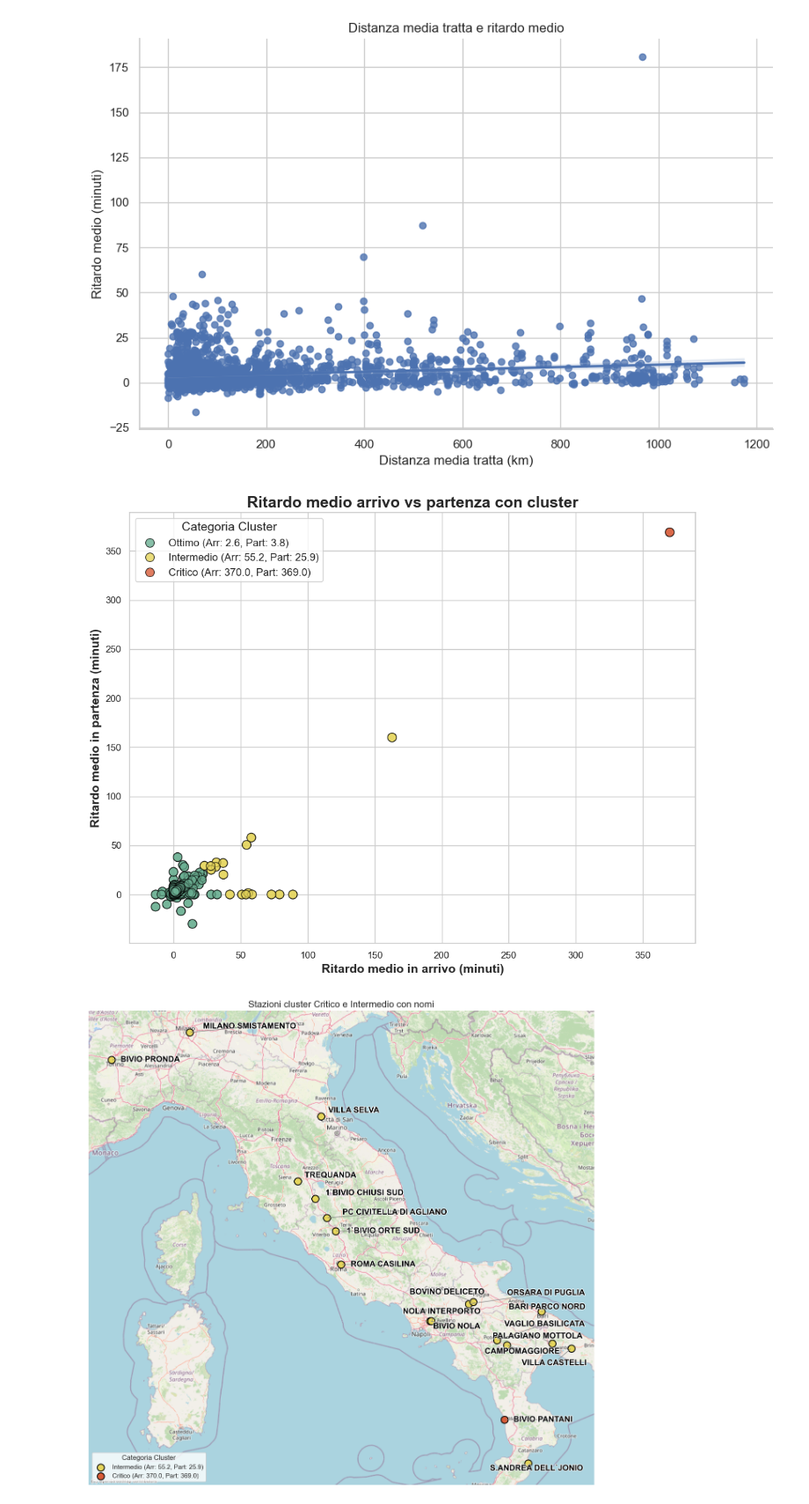
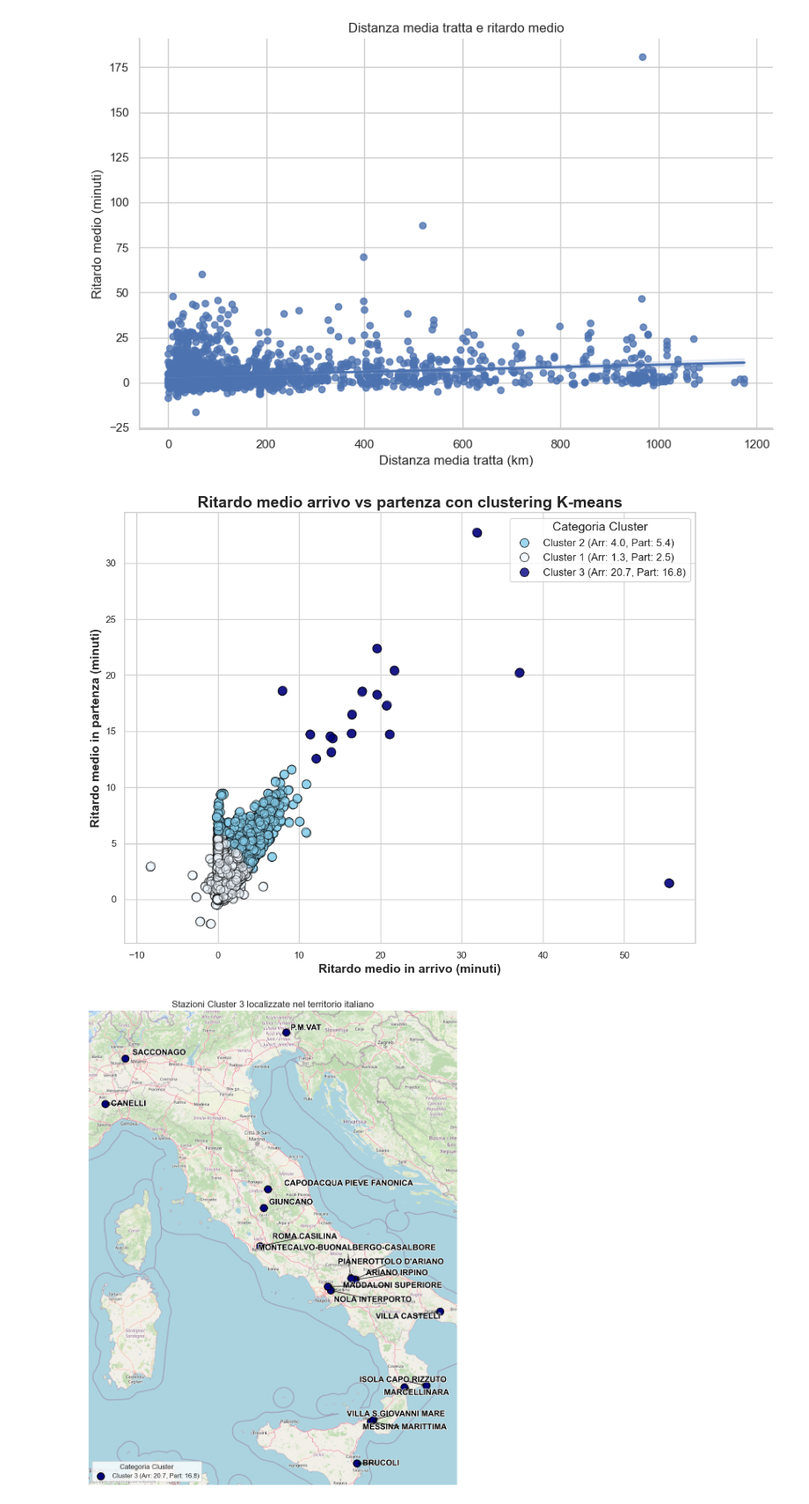
Before and after one commit to AndreaSpolaor/AnalisiTrafficoFerroviario, a Jupyter notebook: main.ipynb, the cells around one changed output. Shown at 88% size. Cells and saved outputs as stored; diff of their text form; code cells hidden in the pictures.

```diff
--- a/main.ipynb
+++ b/main.ipynb
@@ -1212,6 +1215,7 @@ df_features = df_timetable.groupby('station_id').agg({
 # Merge con info stazioni
 df_merged = pd.merge(df_features, df_station, left_on='station_id', right_on='id')
 df_merged = df_merged[df_merged['latitude'].notnull() & df_merged['longitude'].notnull()]
+df_merged = df_merged[df_merged['num_trains'] > 10]
 
 # Selezione feature per clustering
 X = df_merged[['arrival_delay', 'departure_delay']]
@@ -1238,7 +1242,7 @@ centroids = scaler.inverse_transform(centroids_scaled)
 centroid_sums = centroids.sum(axis=1)
 order = centroid_sums.argsort()
 
-labels_ordered = ['Ottimo', 'Intermedio', 'Critico']
+labels_ordered = ['Cluster 1', 'Cluster 2', 'Cluster 3']
 
 cluster_labels = {}
 for pos, cluster_idx in enumerate(order):
@@ -1251,7 +1255,7 @@ df_merged['cluster_label'] = df_merged['cluster'].map(cluster_labels)
 # Scatterplot ritardi con colori cluster
 
 color_map = {
-    cluster_labels[k]: c for k, c in zip(range(3), ['#E5D55B', '#6BAF92', '#D95D39'])
+    cluster_labels[k]: c for k, c in zip(range(3), ['aliceblue', 'skyblue', 'navy'])
 }
 
 plt.figure(figsize=(10, 8))
@@ -1266,7 +1270,7 @@ sns.scatterplot(
     alpha=0.8
 )
 
-plt.title('Ritardo medio arrivo vs partenza con cluster', fontsize=18, fontweight='bold')
+plt.title('Ritardo medio arrivo vs partenza con clustering K-means', fontsize=18, fontweight='bold')
 plt.xlabel('Ritardo medio in arrivo (minuti)', fontsize=14, fontweight='bold')
 plt.ylabel('Ritardo medio in partenza (minuti)', fontsize=14, fontweight='bold')
 
@@ -1280,7 +1284,7 @@ plt.scatter(
     c=[color_map[c] for c in df_merged['cluster_label']],
     s=100,
     edgecolor='black',
-    alpha=0.6
+    alpha=0.5
 )
 
 plt.legend(title='Categoria Cluster', fontsize=12, title_fontsize=14)
@@ -1288,11 +1292,9 @@ plt.grid(True)
 plt.tight_layout()
 plt.show()
 # %% [output]
-[figure, old version]
+[figure, new version]
 # %%
-# ─────────────────────────────────────────────
-# 3. Mappa OpenStreetMap
-# ─────────────────────────────────────────────
+# Mappa OpenStreetMap
 
 # Crea GeoDataFrame con coordinate e CRS corretto
 gdf = gpd.GeoDataFrame(
@@ -1302,15 +1304,14 @@ gdf = gpd.GeoDataFrame(
 ).to_crs(epsg=3857)
 
 # Filtra solo cluster Critico
-critico_label = [label for label in cluster_labels.values() if "Critico" in label][0]
-intermedio_label = [label for label in cluster_labels.values() if "Intermedio" in label][0]
+critico_label = [label for label in cluster_labels.values() if "Cluster 3" in label][0]
 
-gdf_filtered = gdf[gdf['cluster_label'].isin([intermedio_label, critico_label])]
+gdf_filtered = gdf[gdf['cluster_label'].isin([critico_label])]
 
 fig, ax = plt.subplots(figsize=(14, 12))
 
 for label, color in color_map.items():
-    if label in [intermedio_label, critico_label]:
+    if label in [critico_label]:
         subset = gdf_filtered[gdf_filtered['cluster_label'] == label]
         size = 150
         lw = 1.5
@@ -1330,33 +1331,33 @@ for idx, row in gdf_filtered.iterrows():
         alias_list = json.loads(row['alias'])
         station_name = alias_list[0] if isinstance(alias_list, list) and len(alias_list) > 0 else row['alias']
     except Exception:
         station_name = row['alias']
 
     texts.append(
         ax.text(
             row.geometry.x,
             row.geometry.y,
             station_name,
             fontsize=14,
             fontweight='bold',
             color='black',
             path_effects=[patheffects.withStroke(linewidth=2, foreground="white")]
         )
     )
 
 adjust_text(
     texts, ax=ax,
     expand_points=(2, 2),
-    arrowprops=dict(arrowstyle='-', color='gray', shrinkA=10)
+    arrowprops=dict(arrowstyle='->', color='black', shrinkA=10)
 )
 
 ctx.add_basemap(ax, source=ctx.providers.OpenStreetMap.Mapnik)
 
-ax.set_title("Stazioni cluster Critico e Intermedio con nomi", fontsize=16)
+ax.set_title("Stazioni Cluster 3 localizzate nel territorio italiano", fontsize=16)
 ax.set_axis_off()
 plt.legend(title='Categoria Cluster', loc='lower left')
 
 plt.tight_layout()
 plt.show()
 # %% [output]
-[figure, old version]
+[figure, new version]
```
Also changed, not shown: parts of 5 cells of this notebook, 2 other files.
